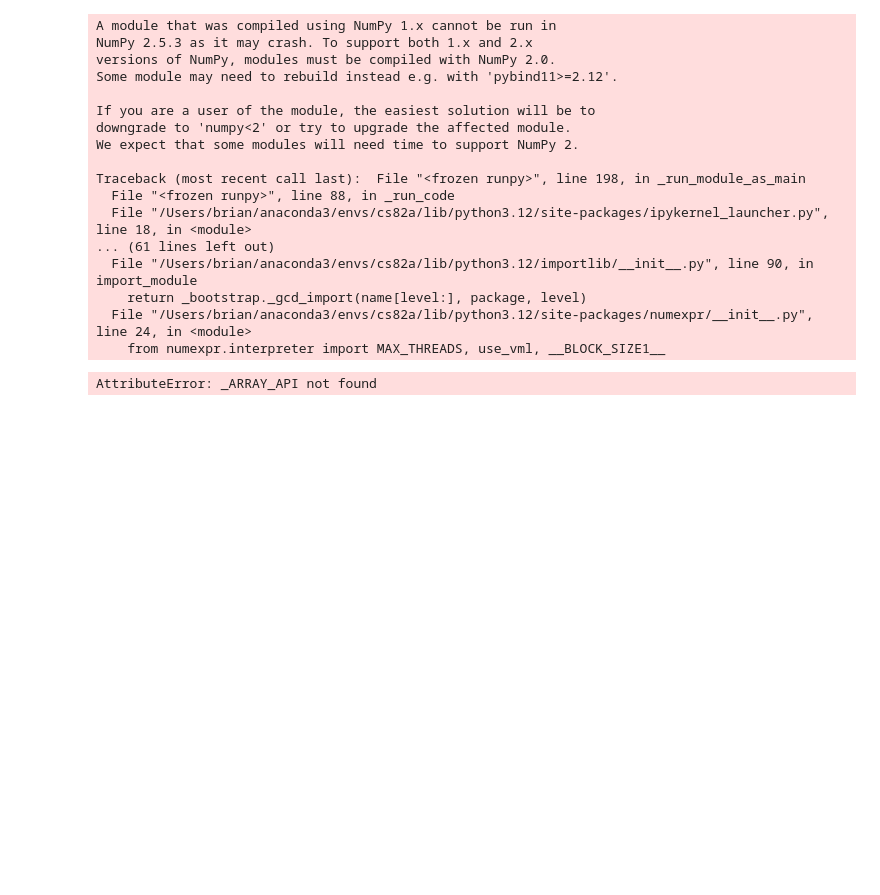
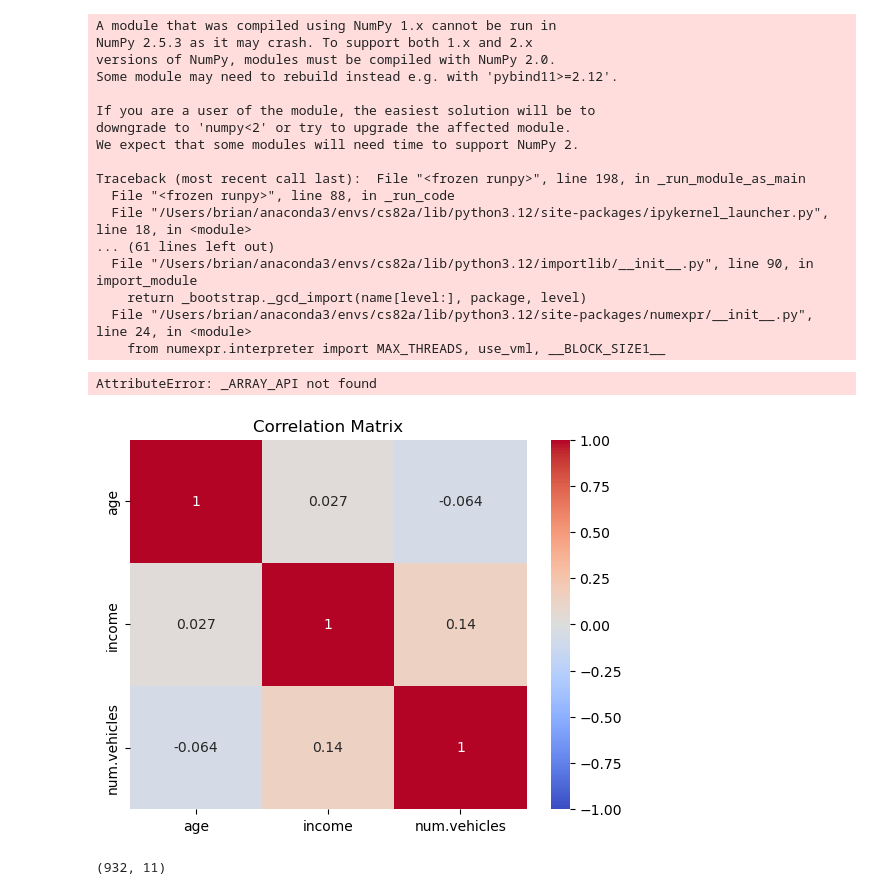
Before and after one commit to skeown13/cs82a-data-science-portfolio, a Jupyter notebook: module5/module5_lab3.ipynb, the cells around one changed output. Drawn from its saved outputs; the diff is of its cells as text; code cells hidden in the pictures; blank space fills up the shorter version.

Commit message:
added my correlation maps, data cleaning, and observations

```diff
--- a/module5/module5_lab3.ipynb
+++ b/module5/module5_lab3.ipynb
@@ -21,3 +23,28 @@ Traceback (most recent call last):  File "<frozen runpy>", line 198, in _run_mod
   File "/Users/brian/anaconda3/envs/cs82a/lib/python3.12/site-packages/numexpr/__init__.py", line 24, in <module>
     from numexpr.interpreter import MAX_THREADS, use_vml, __BLOCK_SIZE1__
 AttributeError: _ARRAY_API not found
+# %%
+variables = df[["age", "income", "num.vehicles"]]
+
+correlations = variables.corr(method="pearson")
+
+sns.heatmap(
+    correlations,
+    annot=True,
+    cmap="coolwarm",
+    vmin=-1,
+    vmax=1
+)
+
+plt.title("Correlation Matrix")
+plt.show()
+# %% [output]
+[figure, added]
+# %%
+df_clean = df.dropna(subset=["num.vehicles"])
+df_clean = df_clean[(df_clean["age"] >= 15) & (df_clean["age"] <= 100)]
+df_clean = df_clean[df_clean["income"] >= 0]
+
+display(df_clean.shape)
+# %% [output]
+(932, 11)
```
Also changed, not shown: parts of 4 cells of this notebook.
